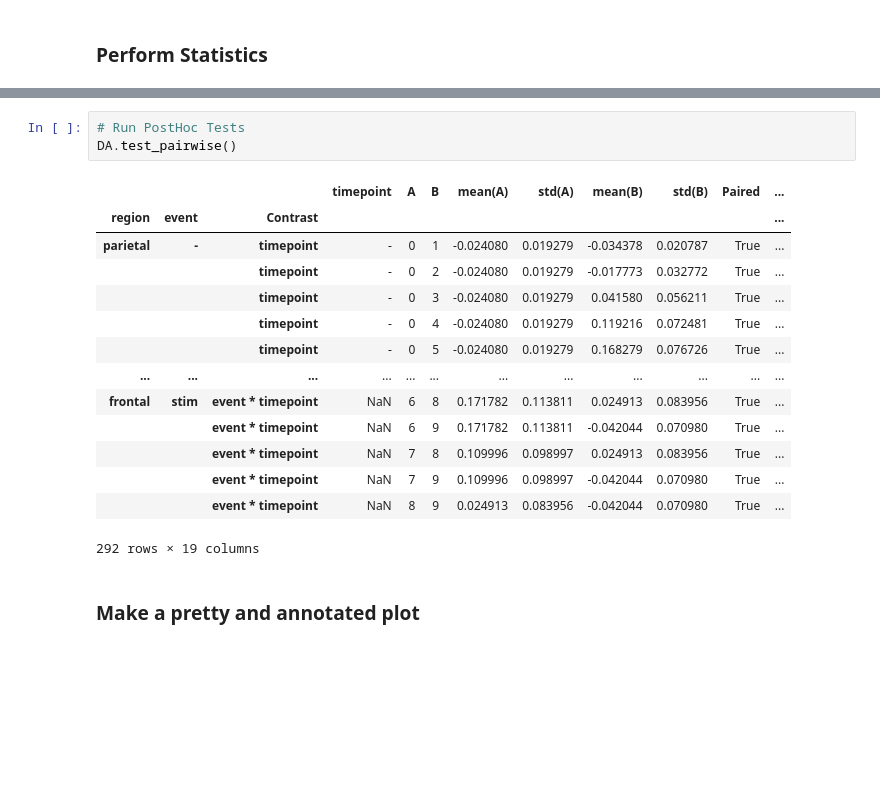
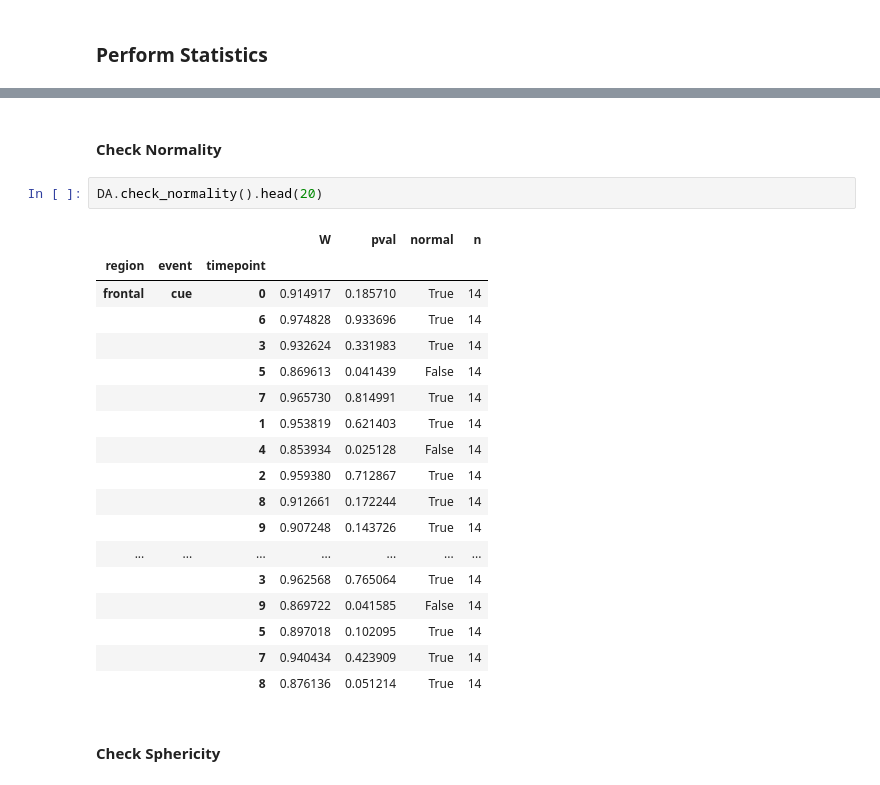
Before and after one commit to markur4/plotastic, a Jupyter notebook: Examples & Walkthroughs/quick_example_fmri.ipynb, the cells around one changed output, grey strips where cells are left out. Saved outputs shown, nothing was run; the diff lists cells and outputs as text; blank space fills up the shorter version.

```diff
--- a/Examples & Walkthroughs/how_to_use.ipynb
+++ b/Examples & Walkthroughs/quick_example_fmri.ipynb
@@ -96,20 +45,25 @@ DA.omnibus_rm_anova()
-# %%
-# Run PostHoc Tests
-DA.test_pairwise()
-# %% [output]
-|  |  |  | timepoint | A | B | mean(A) | std(A) | mean(B) | std(B) | Paired | ... |
-| region | event | Contrast |  |  |  |  |  |  |  |  | ... |
-| parietal | - | timepoint | - | 0 | 1 | -0.024080 | 0.019279 | -0.034378 | 0.020787 | True | ... |
-|  |  | timepoint | - | 0 | 2 | -0.024080 | 0.019279 | -0.017773 | 0.032772 | True | ... |
-|  |  | timepoint | - | 0 | 3 | -0.024080 | 0.019279 | 0.041580 | 0.056211 | True | ... |
-|  |  | timepoint | - | 0 | 4 | -0.024080 | 0.019279 | 0.119216 | 0.072481 | True | ... |
-|  |  | timepoint | - | 0 | 5 | -0.024080 | 0.019279 | 0.168279 | 0.076726 | True | ... |
-| ... | ... | ... | ... | ... | ... | ... | ... | ... | ... | ... | ... |
-| frontal | stim | event * timepoint | NaN | 6 | 8 | 0.171782 | 0.113811 | 0.024913 | 0.083956 | True | ... |
-|  |  | event * timepoint | NaN | 6 | 9 | 0.171782 | 0.113811 | -0.042044 | 0.070980 | True | ... |
-|  |  | event * timepoint | NaN | 7 | 8 | 0.109996 | 0.098997 | 0.024913 | 0.083956 | True | ... |
-|  |  | event * timepoint | NaN | 7 | 9 | 0.109996 | 0.098997 | -0.042044 | 0.070980 | True | ... |
-|  |  | event * timepoint | NaN | 8 | 9 | 0.024913 | 0.083956 | -0.042044 | 0.070980 | True | ... |
-292 rows × 19 columns
-# %% [markdown]
-### Make a pretty and annotated plot
+# %% [markdown]
+#### Check Normality
+# %%
+DA.check_normality().head(20)
+# %% [output]
+|  |  |  | W | pval | normal | n |
+| region | event | timepoint |  |  |  |  |
+| frontal | cue | 0 | 0.914917 | 0.185710 | True | 14 |
+|  |  | 6 | 0.974828 | 0.933696 | True | 14 |
+|  |  | 3 | 0.932624 | 0.331983 | True | 14 |
+|  |  | 5 | 0.869613 | 0.041439 | False | 14 |
+|  |  | 7 | 0.965730 | 0.814991 | True | 14 |
+|  |  | 1 | 0.953819 | 0.621403 | True | 14 |
+|  |  | 4 | 0.853934 | 0.025128 | False | 14 |
+|  |  | 2 | 0.959380 | 0.712867 | True | 14 |
+|  |  | 8 | 0.912661 | 0.172244 | True | 14 |
+|  |  | 9 | 0.907248 | 0.143726 | True | 14 |
+| ... | ... | ... | ... | ... | ... | ... |
+|  |  | 3 | 0.962568 | 0.765064 | True | 14 |
+|  |  | 9 | 0.869722 | 0.041585 | False | 14 |
+|  |  | 5 | 0.897018 | 0.102095 | True | 14 |
+|  |  | 7 | 0.940434 | 0.423909 | True | 14 |
+|  |  | 8 | 0.876136 | 0.051214 | True | 14 |
+# %% [markdown]
+#### Check Sphericity
```
Also changed, not shown: parts of 22 cells of this notebook, 5 other files.
